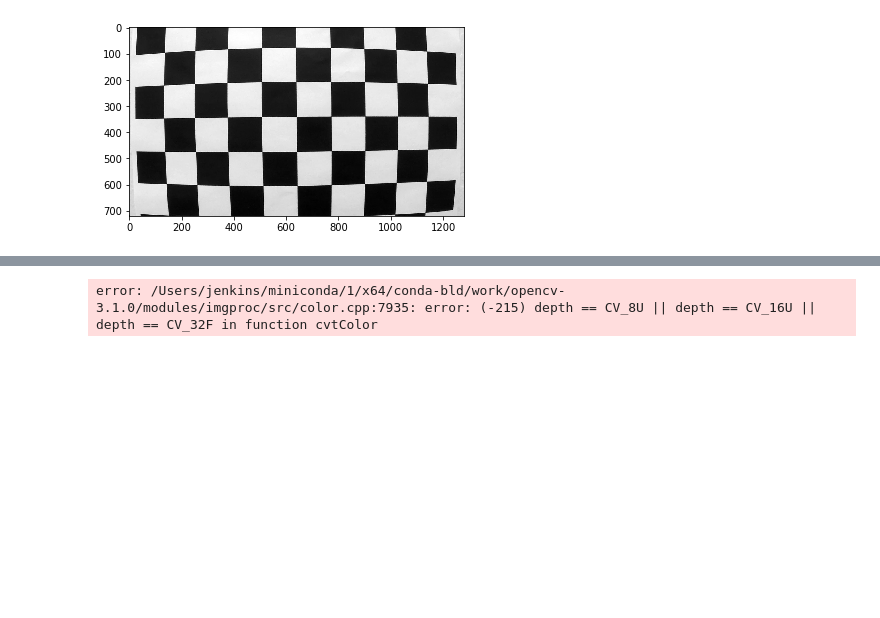
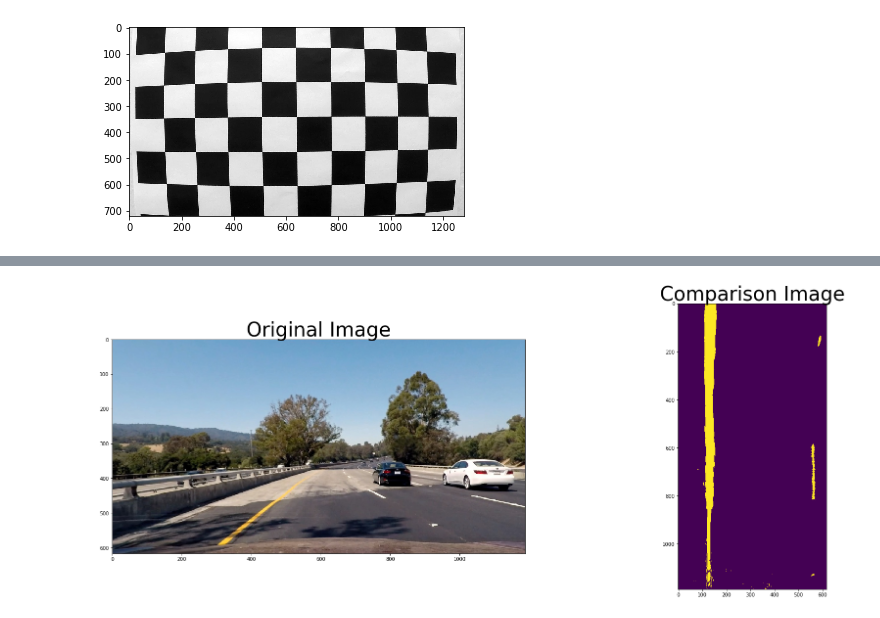
Before and after one commit to inJeans/CarND-Advanced-Lane-Lines, a Jupyter notebook: advanced_lane_finding.ipynb, the cells around one changed output, grey strips where cells are left out. Cells and saved outputs as stored; diff of their text form; code cells hidden in the pictures; blank space fills up the shorter version.

```diff
--- a/advanced_lane_finding.ipynb
+++ b/advanced_lane_finding.ipynb
@@ -269,27 +307,27 @@ def detect_lines(image):
         https://medium.com/towards-data-science/robust-lane-finding-using-advanced-computer-vision-techniques-mid-project-update-540387e95ed3
     """
     hsv_image = cv2.cvtColor(image, cv2.COLOR_BGR2HSV)
-    yellow_hsv_low  = np.array([ 0, 80, 200])
-    yellow_hsv_high = np.array([ 40, 255, 255])
+    yellow_hsv_low  = np.array([ 80, 80, 200])
+    yellow_hsv_high = np.array([ 120, 255, 255])
     yellow_binary = apply_colour_mask(hsv_image,
                                       yellow_hsv_low,
                                       yellow_hsv_high)
 
-    white_hsv_low  = np.array([  20,   0,   200])
-    white_hsv_high = np.array([ 255,  80, 255])
+    white_hsv_low  = np.array([  0,   0,   150])
+    white_hsv_high = np.array([ 150,  80, 255])
     white_binary = apply_colour_mask(hsv_image,
                                      white_hsv_low,
                                      white_hsv_high)
 
     hls_image = cv2.cvtColor(image, cv2.COLOR_BGR2HLS).astype(np.float)
-    sat_hls_low  = np.array([  0,   0,   90])
+    sat_hls_low  = np.array([   0,    0, 100])
     sat_hls_high = np.array([ 255,  255, 255])
     sat_binary = apply_colour_mask(hls_image,
                                    sat_hls_low,
                                    sat_hls_high)
 
-    combined_binary = np.zeros_like(white_binary)
-    combined_binary[(yellow_binary == 1) | (white_binary == 1) | (sat_binary == 1)] = 1
+    colour_binary = np.zeros_like(white_binary)
+    colour_binary[((yellow_binary == 1) | (white_binary == 1)) & (sat_binary == 1)] = 1
 
     # Convert to HLS color space and separate the V channel
     l_channel = hls_image[:,:,1]
@@ -298,22 +336,30 @@ def detect_lines(image):
     ksize = 3 # Choose a larger odd number to smooth gradient measurements
 
     # Apply each of the thresholding functions
-    gradx = abs_sobel_thresh(s_channel, orient='x', sobel_kernel=ksize, thresh=(0, 255))
-    grady = abs_sobel_thresh(s_channel, orient='y', sobel_kernel=ksize, thresh=(0, 255))
-    mag_binary = mag_thresh(s_channel, sobel_kernel=ksize, mag_thresh=(0, 255))
-    dir_binary = dir_threshold(s_channel, sobel_kernel=ksize, thresh=(0, np.pi/2))
+    gradx = abs_sobel_thresh(s_channel, orient='x', sobel_kernel=3, thresh=(10, 150))
+    grady = abs_sobel_thresh(s_channel, orient='y', sobel_kernel=3, thresh=(20, 75))
+    mag_binary = mag_thresh(s_channel, sobel_kernel=ksize, mag_thresh=(50, 100))
+    dir_binary = dir_threshold(s_channel, sobel_kernel=ksize, thresh=(0.75, 1.5))
 
-    combined = np.zeros_like(combined_binary)
-    combined[((gradx == 1) & (grady == 1)) | ((mag_binary == 1) & (dir_binary == 1))] = 1
+    sobel_binary = np.zeros_like(colour_binary)
+    sobel_binary[((gradx == 1) | (grady == 1)) & ((mag_binary == 1))] = 1
+
+    combined = np.zeros_like(sobel_binary)
+    combined[(sobel_binary == 1) | (colour_binary == 1)] = 1
 
     return combined
-# %%
-image = cv2.imread('undistorted_images/straight_lines1.jpg',
-                   cv2.IMREAD_COLOR)
-plot_image = cv2.cvtColor(image, cv2.COLOR_BGR2RGB)
-binary = detect_lines(image)
-
-plot_side_by_side(plot_image,
-                  binary)
-# %% [output]
-error: /Users/jenkins/miniconda/1/x64/conda-bld/work/opencv-3.1.0/modules/imgproc/src/color.cpp:7935: error: (-215) depth == CV_8U || depth == CV_16U || depth == CV_32F in function cvtColor
+# %%
+test_image_path = os.path.join(UNDISTORTED_DIR,
+                               '*.jpg')
+images = glob.glob(test_image_path)
+
+image = cv2.imread(images[5])
+plot_image = cv2.cvtColor(image, cv2.COLOR_BGR2RGB)
+
+warped_image, _ = warp_perspective(plot_image)
+binary_warped = detect_lines(warped_image)
+
+plot_side_by_side(plot_image,
+                  binary_warped)
+# %% [output]
+[figure, added]
```
Also changed, not shown: parts of 14 cells of this notebook.
